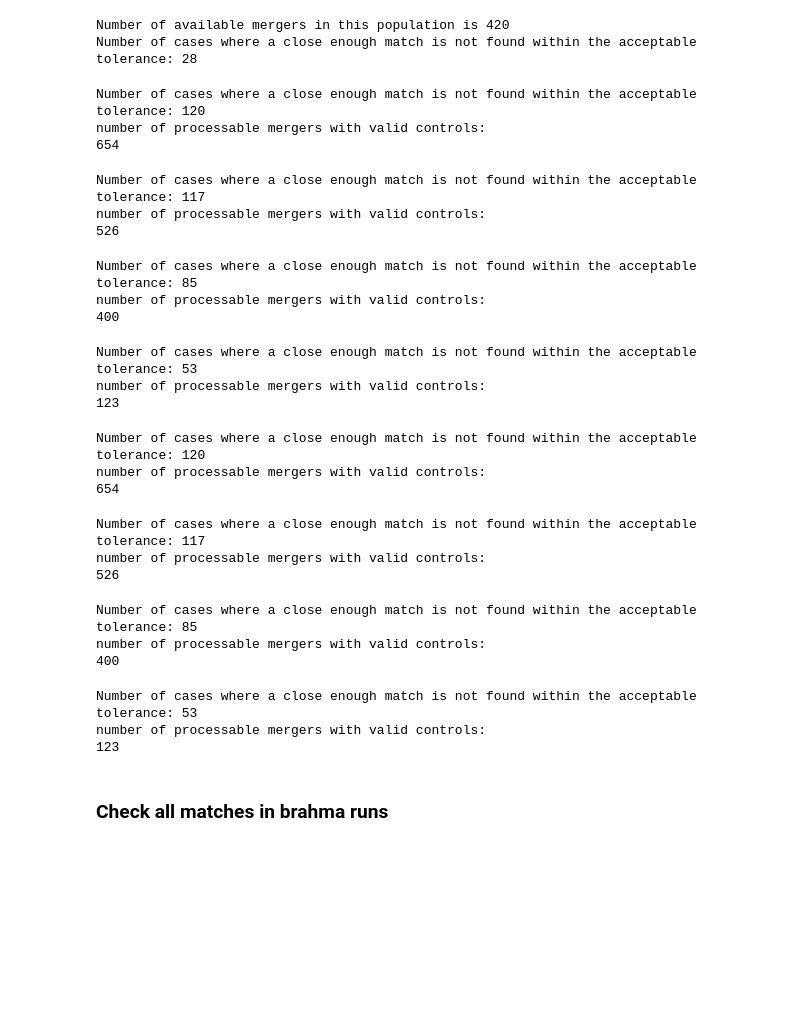
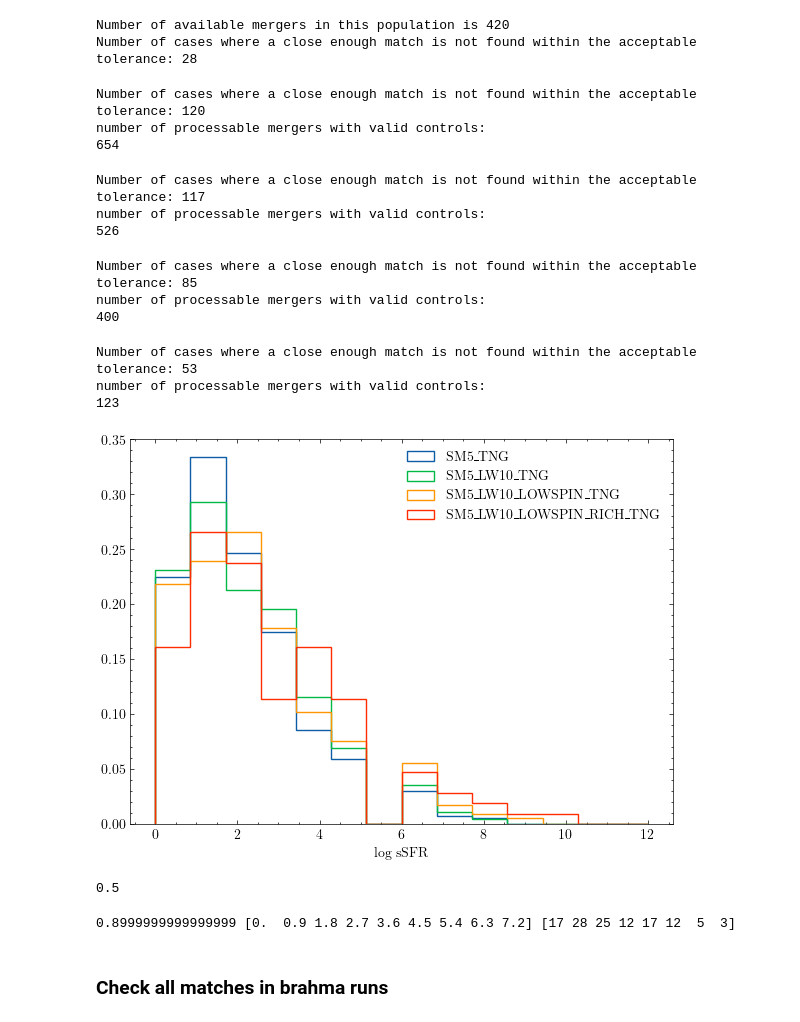
Before and after one commit to pranav-satheesh/host_galaxies, a Jupyter notebook: notebooks/enhancement_plot_notebooks/host_galaxy_enhancements.ipynb, the cells around one changed output. Saved outputs shown, nothing was run; the diff lists cells and outputs as text; code cells hidden in the pictures; blank space fills up the shorter version.

Commit message:
making binning more efficient for the brahma results

```diff
--- a/notebooks/enhancement_plot_notebooks/host_galaxy_enhancements.ipynb
+++ b/notebooks/enhancement_plot_notebooks/host_galaxy_enhancements.ipynb
@@ -39,13 +39,6 @@ for i,sim in enumerate(brahma_simName_array):
     brahma_pop_Nstar10 = control.load_pop_file(simPath,pop_file_path,[0,0,10,1])
     brahma_control = control.control_sample_brahma(brahma_pop_Nstar10)
     brahma_sim_obj[sim] = brahma_control
-    brahma_sim_colors = {brahma_simName_array[0]: 'C0', brahma_simName_array[1]: 'C1', brahma_simName_array[2]: 'C2', brahma_simName_array[3]: 'C3'}
-brahma_sim_obj = {}
-for i,sim in enumerate(brahma_simName_array):
-    simPath = brahma_basepath + sim + '/'
-    brahma_pop_Nstar10 = control.load_pop_file(simPath,pop_file_path,[0,0,10,1])
-    brahma_control = control.control_sample_brahma(brahma_pop_Nstar10)
-    brahma_sim_obj[sim] = brahma_control
 # %% [output]
 Number of cases where a close enough match is not found within the acceptable tolerance: 120
 number of processable mergers with valid controls:
@@ -59,15 +52,20 @@ number of processable mergers with valid controls:
 Number of cases where a close enough match is not found within the acceptable tolerance: 53
 number of processable mergers with valid controls:
 123
-Number of cases where a close enough match is not found within the acceptable tolerance: 120
-number of processable mergers with valid controls:
-654
-Number of cases where a close enough match is not found within the acceptable tolerance: 117
-number of processable mergers with valid controls:
-526
-Number of cases where a close enough match is not found within the acceptable tolerance: 85
-number of processable mergers with valid controls:
-400
-Number of cases where a close enough match is not found within the acceptable tolerance: 53
-number of processable mergers with valid controls:
-123
+# %%
+z_min = 0
+z_max = 12
+z_bins = np.linspace(z_min,z_max,15)
+
+hostplot.set_plot_style(linewidth=2, titlesize=20,labelsize=10,ticksize=10,legendsize=10)
+fig,ax = plt.subplots(1,1,figsize=(7,5))
+
+for i,sim in enumerate(brahma_simName_array):
+
+    z_mergers = brahma_sim_obj[sim].z_merging_pop
+    ax.hist(z_mergers,bins=z_bins,label=sim,histtype='step',density=True,color=brahma_sim_colors[sim])
+ax.set_xlabel("log sSFR")
+ax.legend()
+plt.show()
+# %% [output]
+[figure, added]
@@ -74,3 +76,30 @@ number of processable mergers with valid controls:
+# %%
+zbin_width = 0.5
+
+while(np.min(N_values)>=4):
+    z_bins = np.arange(z_min,z_max,zbin_width)
+    N_values,z_bin_edges = np.histogram(z_mergers,bins=z_bins)
+    print(N_values)
+    zbin_width+=0.1
+print(zbin_width)
+# %% [output]
+0.5
+# %%
+z_min = 0
+z_max = 8
+zbin_width = 0.1
+
+while True:
+   z_bins = np.arange(z_min,z_max,zbin_width)
+   N_values,z_bin_edges = np.histogram(z_mergers,bins=z_bins)
+   if np.min(N_values>=2):
+      break
+   else:
+      zbin_width+=0.1
+      continue
+print(zbin_width,z_bins,N_values)
+# %% [output]
+0.8999999999999999 [0.  0.9 1.8 2.7 3.6 4.5 5.4 6.3 7.2] [17 28 25 12 17 12  5  3]
 # %% [markdown]
 ### Check all matches in brahma runs
 # %%
```
Also changed, not shown: parts of 1 cell of this notebook, 1 other file.
